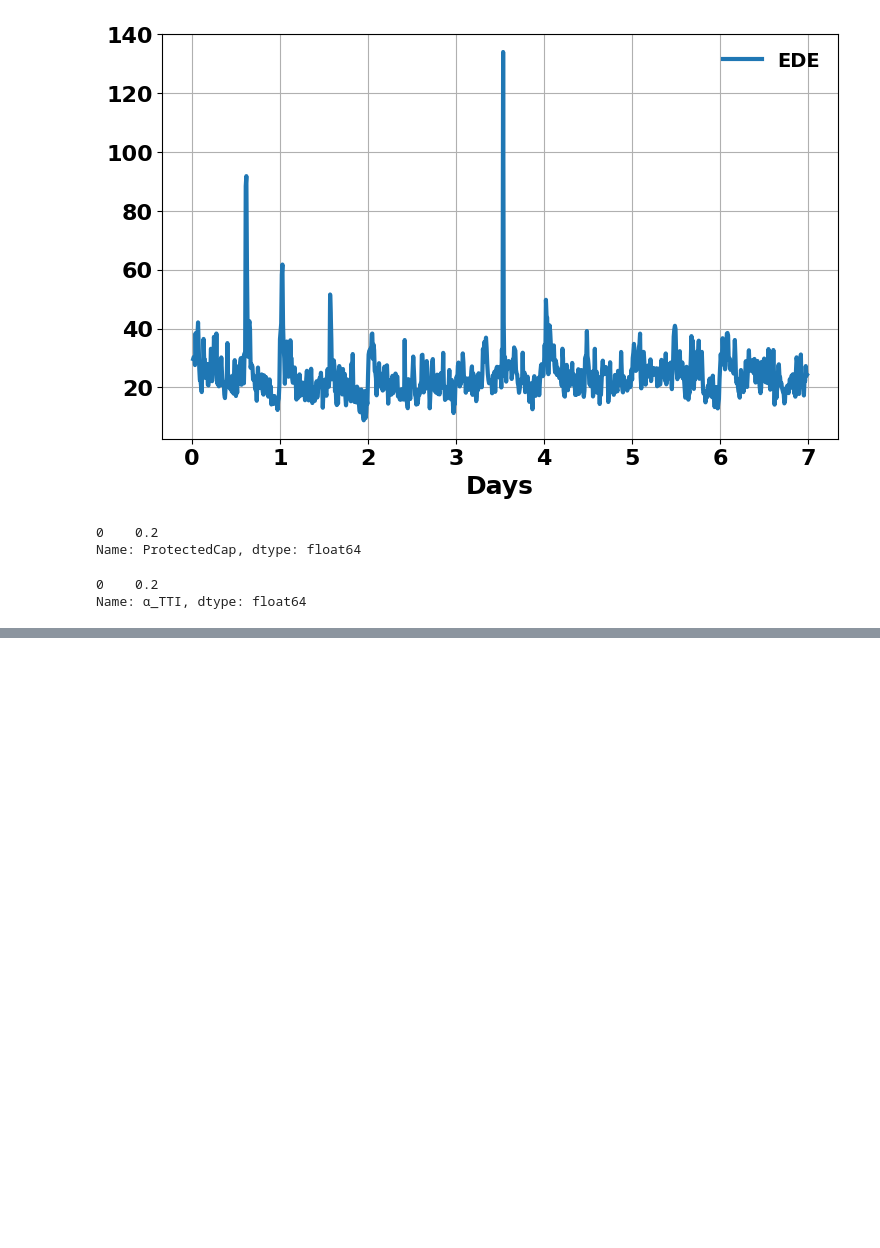
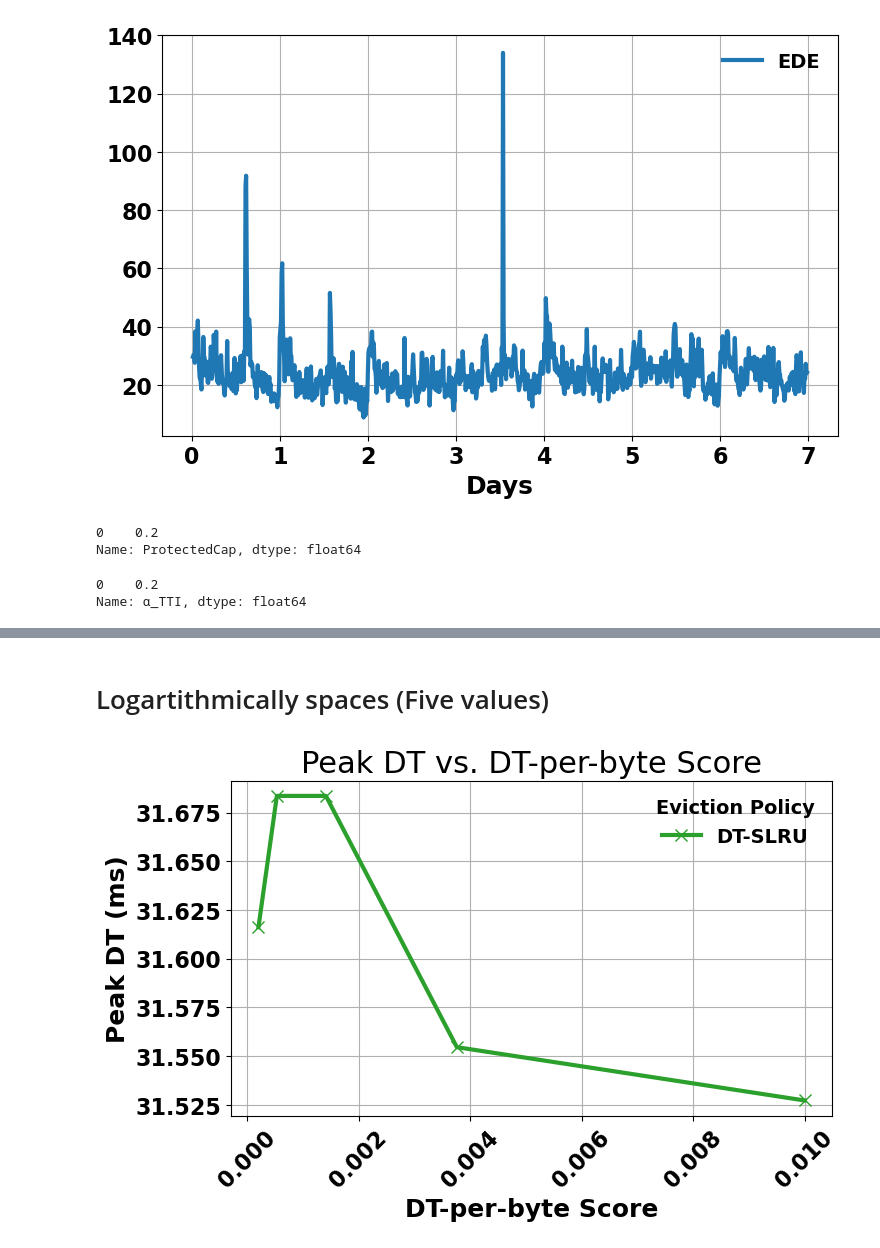
Before and after one commit to JRYOO-FDU-CAPSTONE/csci-6806-fa-2025-6806_fa2025_group1, a Jupyter notebook: notebooks/example/A5-Ablation.ipynb, the cells around one changed output, grey strips where cells are left out. Saved outputs shown, nothing was run; the diff lists cells and outputs as text; code cells hidden in the pictures; blank space fills up the shorter version.

```diff
--- a/notebooks/example/A5-Ablation.ipynb
+++ b/notebooks/example/A5-Ablation.ipynb
@@ -125,0 +286,21 @@ Name: PeakServiceTimeUsed1, dtype: float64
+# %%
+dt_slru2_resultfiles = {
+    'DT-SLRU_0.0002': 'runs/example/dt-slru/acceptall-1_lru_366.475GB/full_0_0.1_0.0002_cache_perf.txt.lzma',
+    'DT-SLRU_0.00053': 'runs/example/dt-slru/acceptall-1_lru_366.475GB/full_0_0.1_0.00053_cache_perf.txt.lzma',
+    'DT-SLRU_0.00141': 'runs/example/dt-slru/acceptall-1_lru_366.475GB/full_0_0.1_0.00141_cache_perf.txt.lzma',
+    'DT-SLRU_0.00376': 'runs/example/dt-slru/acceptall-1_lru_366.475GB/full_0_0.1_0.00376_cache_perf.txt.lzma',
+    'DT-SLRU_0.010': 'runs/example/dt-slru/acceptall-1_lru_366.475GB/full_0_0.1_0.01_cache_perf.txt.lzma',
+}
+
+dt_slru2_res = {}
+for label, filename in dt_slru2_resultfiles.items():
+    # print(label, filename)
+    dt_slru2_res[label] = results.get({'Region': 'Region1', 'Filename':f'../../{filename}'})
+
+dt_slru2_rows = []
+for label, resv in dt_slru2_res.items():
+    resv.summary['Label'] = label
+    dt_slru2_rows.append(resv.summary)
+dt_slru2_df = pd.concat(dt_slru2_rows)
+
+# print(dt_slru_df)
@@ -125,0 +325,22 @@ Name: PeakServiceTimeUsed1, dtype: float64
+# %% [markdown]
+# Logartithmically spaces (Five values)
+# %%
+plt.plot(
+    dt_slru2_df['DT-per-byte Score'],
+    dt_slru2_df['PeakServiceTimeUsed1'],
+    marker='x',
+    linewidth=3,
+    color='tab:green',
+    label='DT-SLRU'
+)
+
+# plt.ticklabel_format(style='sci', axis='x', scilimits=(0, 0))
+plt.xticks(rotation=45)
+plt.title("Peak DT vs. DT-per-byte Score")
+plt.xlabel("DT-per-byte Score")
+plt.ylabel("Peak DT (ms)")
+plt.grid(True)
+plt.legend(title="Eviction Policy")
+plt.show()
+# %% [output]
+[figure, added]
```
Also changed, not shown: parts of 10 cells of this notebook, 1 other file.
